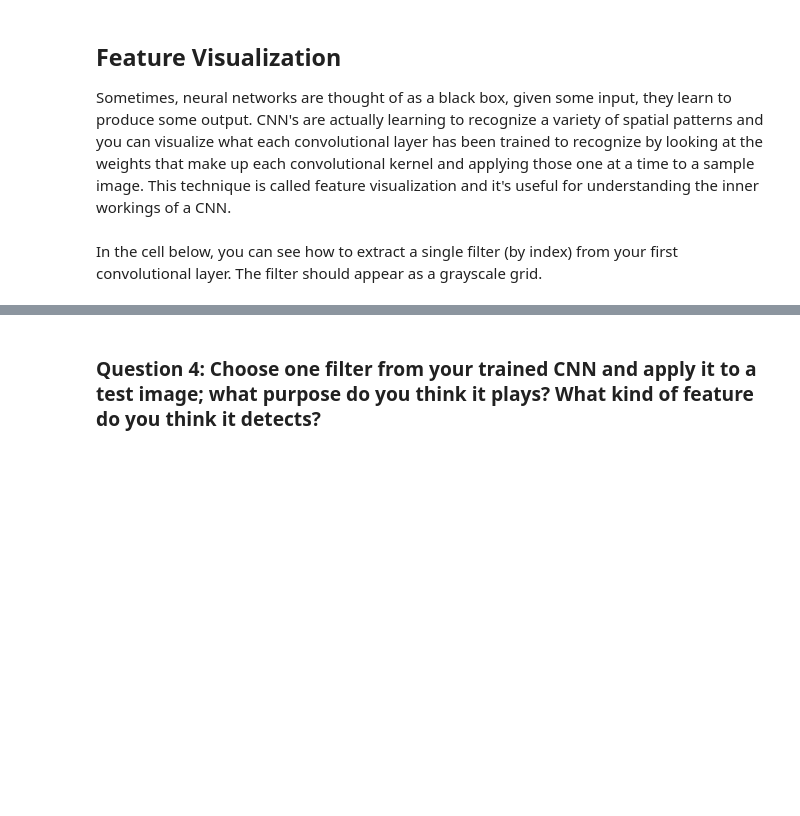
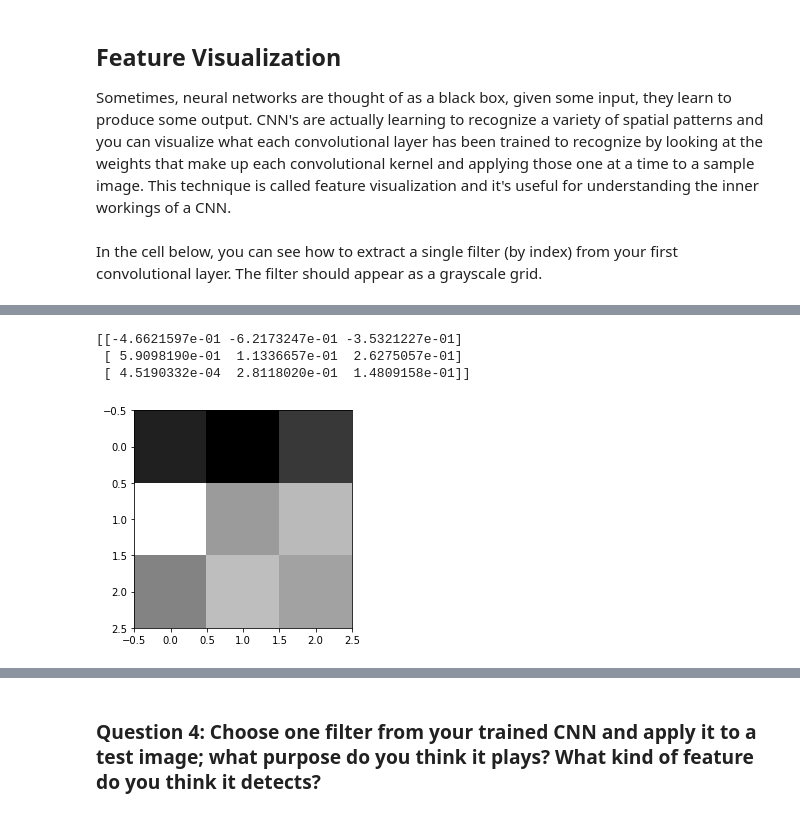
Before and after one commit to ChrisUrrea/facial_keypoint_recognition, a Jupyter notebook: 2. Define the Network Architecture.ipynb, the cells around one changed output, grey strips where cells are left out. Saved outputs shown, nothing was run; the diff lists cells and outputs as text; code cells hidden in the pictures; blank space fills up the shorter version.

```diff
--- a/2. Define the Network Architecture.ipynb
+++ b/2. Define the Network Architecture.ipynb
@@ -508,4 +624,17 @@ Next, choose a test image and filter it with one of the convolutional kernels in
 
 ### TODO: Filter an image to see the effect of a convolutional kernel
 ---
+# %%
+# filter to be used on test_image
+test_filter = net.conv_layer1[0].weight.data # used sequential type
+test_filter = test_filter.detach().cpu().numpy()
+filter_index = 22
+print(test_filter[filter_index][0])
+plt.imshow(test_filter[filter_index][0], cmap='gray')
+%clear
+# %% [output]
+[[-4.6621597e-01 -6.2173247e-01 -3.5321227e-01]
+ [ 5.9098190e-01  1.1336657e-01  2.6275057e-01]
+ [ 4.5190332e-04  2.8118020e-01  1.4809158e-01]]
+[figure, added]
 # %%
```
Also changed, not shown: parts of 27 cells of this notebook, 7 other files.
